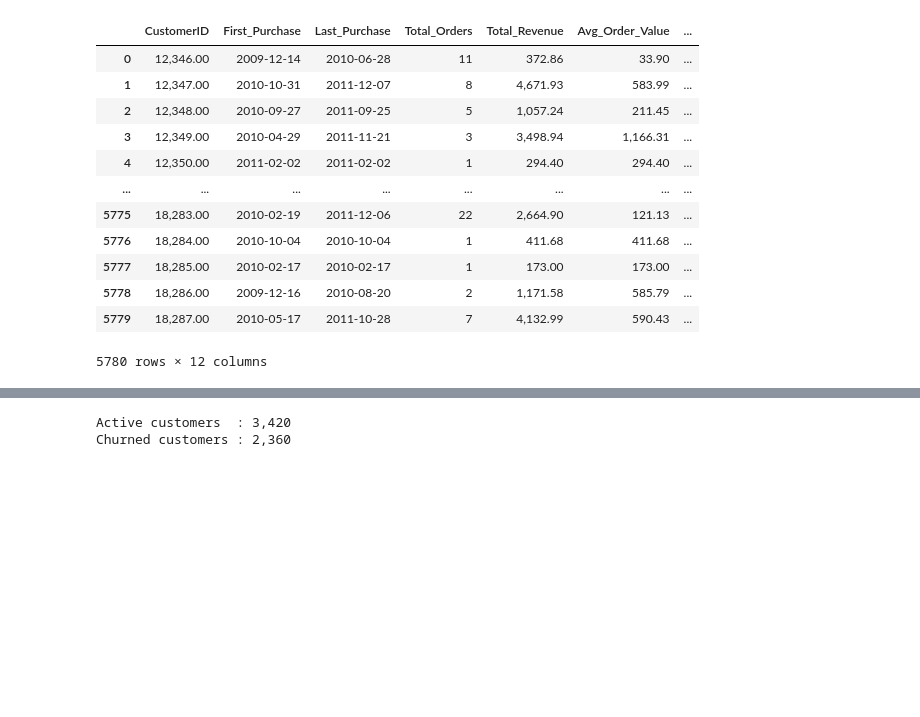
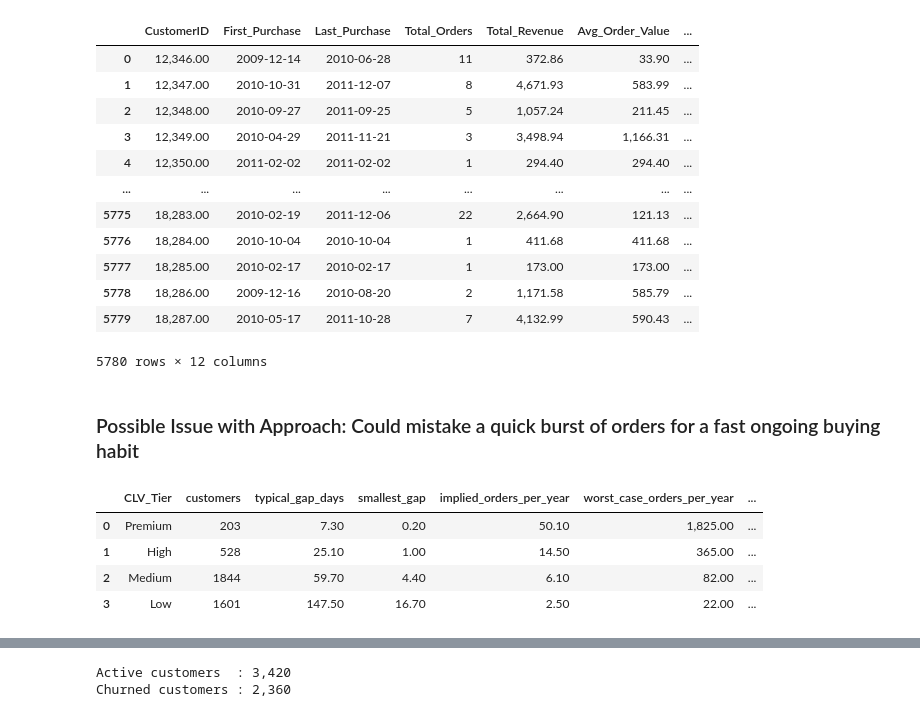
Before and after one commit to Hahm7/online_retail_analysis, a Jupyter notebook: notebooks/analysis.ipynb, the cells around one changed output, grey strips where cells are left out. Saved outputs shown, nothing was run; the diff lists cells and outputs as text; code cells hidden in the pictures; blank space fills up the shorter version.

```diff
--- a/notebooks/analysis.ipynb
+++ b/notebooks/analysis.ipynb
@@ -658,3 +688,27 @@ clv_df
 | 5778 | 18,286.00 | 2009-12-16 | 2010-08-20 | 2 | 1,171.58 | 585.79 | ... |
 | 5779 | 18,287.00 | 2010-05-17 | 2011-10-28 | 7 | 4,132.99 | 590.43 | ... |
 5780 rows × 12 columns
+# %% [markdown]
+### Possible Issue with Approach: Could mistake a quick burst of orders for a fast ongoing buying habit
+# %%
+con.execute("""
+    SELECT
+        CLV_Tier,
+        COUNT(*) AS customers,
+        ROUND(MEDIAN(Avg_Days_Between), 1) AS typical_gap_days,
+        ROUND(MIN(Avg_Days_Between), 1) AS smallest_gap,
+        ROUND(MEDIAN(365.0 / Avg_Days_Between), 1) AS implied_orders_per_year,
+        MAX(ROUND(365.0 / Avg_Days_Between, 0)) AS worst_case_orders_per_year,
+        ROUND(MEDIAN(Projected_CLV / Total_Revenue), 1) AS typical_multiplier,
+        ROUND(MAX(Projected_CLV / Total_Revenue), 1) AS worst_multiplier
+    FROM clv_dfok i
+    WHERE Total_Orders > 1
+    GROUP BY CLV_Tier
+    ORDER BY implied_orders_per_year DESC
+""").fetchdf()
+# %% [output]
+|  | CLV_Tier | customers | typical_gap_days | smallest_gap | implied_orders_per_year | worst_case_orders_per_year | ... |
+| 0 | Premium | 203 | 7.30 | 0.20 | 50.10 | 1,825.00 | ... |
+| 1 | High | 528 | 25.10 | 1.00 | 14.50 | 365.00 | ... |
+| 2 | Medium | 1844 | 59.70 | 4.40 | 6.10 | 82.00 | ... |
+| 3 | Low | 1601 | 147.50 | 16.70 | 2.50 | 22.00 | ... |
```
Also changed, not shown: parts of 16 cells of this notebook, 1 other file.
